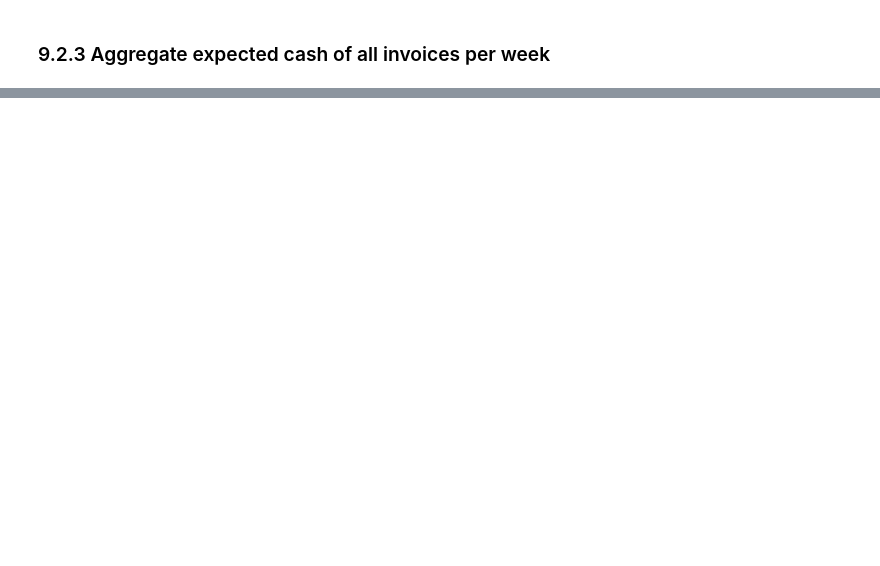
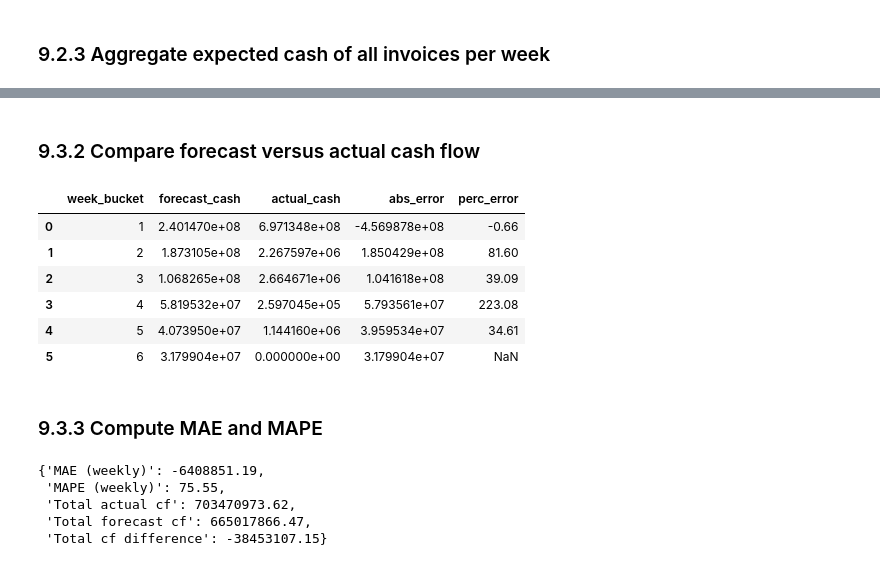
Before and after one commit to EwaltsJ/cf_copilot, a Jupyter notebook: notebooks/cashflow_forecast_ewaltsj.ipynb, the cells around one changed output, grey strips where cells are left out. Saved outputs shown, nothing was run; the diff lists cells and outputs as text; code cells hidden in the pictures; blank space fills up the shorter version.

```diff
--- a/notebooks/cashflow_forecast_ewaltsj.ipynb
+++ b/notebooks/cashflow_forecast_ewaltsj.ipynb
@@ -881,0 +850,3 @@ Index(['business_year', 'invoice_currency', 'document_type',
+# %%
+actual_weekly_df = build_actual_weekly_cf(X_test)
+actual_weekly_df
@@ -881,0 +861,35 @@ Index(['business_year', 'invoice_currency', 'document_type',
+# %% [markdown]
+### 9.3.2 Compare forecast versus actual cash flow
+# %%
+def compare_forecast_vs_actual(
+    weekly_forecast_df: pd.DataFrame,
+    actual_weekly_df: pd.DataFrame
+) -> pd.DataFrame:
+    """
+    Compare forecast and actual cash flow per week bucket.
+    """
+    comparison = weekly_forecast_df.merge(actual_weekly_df, on="week_bucket", how="left")
+
+    comparison["abs_error"] = round((comparison["forecast_cash"] - comparison["actual_cash"]),2)
+
+    comparison["perc_error"] = np.where(
+        comparison["actual_cash"] == 0,
+        np.nan,  # or 0.0 if you prefer
+        (comparison["forecast_cash"] - comparison["actual_cash"]) / comparison["actual_cash"]
+    )
+    comparison["perc_error"] = comparison["perc_error"].round(2)
+
+    return comparison
+# %%
+comparison_df = compare_forecast_vs_actual(weekly_forecast_df, actual_weekly_df)
+comparison_df
+# %% [output]
+|  | week_bucket | forecast_cash | actual_cash | abs_error | perc_error |
+| 0 | 1 | 2.401470e+08 | 6.971348e+08 | -4.569878e+08 | -0.66 |
+| 1 | 2 | 1.873105e+08 | 2.267597e+06 | 1.850429e+08 | 81.60 |
+| 2 | 3 | 1.068265e+08 | 2.664671e+06 | 1.041618e+08 | 39.09 |
+| 3 | 4 | 5.819532e+07 | 2.597045e+05 | 5.793561e+07 | 223.08 |
+| 4 | 5 | 4.073950e+07 | 1.144160e+06 | 3.959534e+07 | 34.61 |
+| 5 | 6 | 3.179904e+07 | 0.000000e+00 | 3.179904e+07 | NaN |
+# %% [markdown]
+### 9.3.3 Compute MAE and MAPE
@@ -881,0 +927,9 @@ Index(['business_year', 'invoice_currency', 'document_type',
+# %%
+cf_metrics = compute_forecast_metrics(comparison_df)
+cf_metrics
+# %% [output]
+{'MAE (weekly)': -6408851.19,
+ 'MAPE (weekly)': 75.55,
+ 'Total actual cf': 703470973.62,
+ 'Total forecast cf': 665017866.47,
+ 'Total cf difference': -38453107.15}
```
Also changed, not shown: parts of 21 cells of this notebook.
